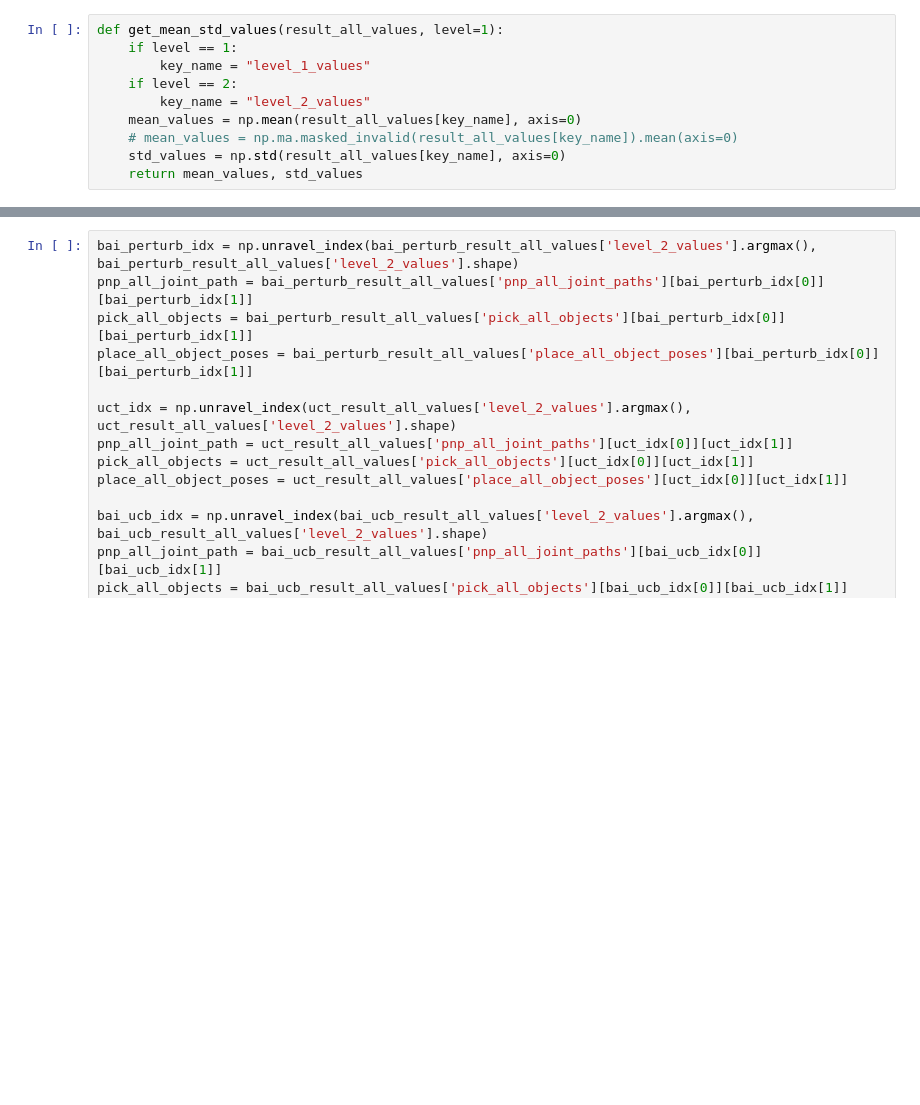
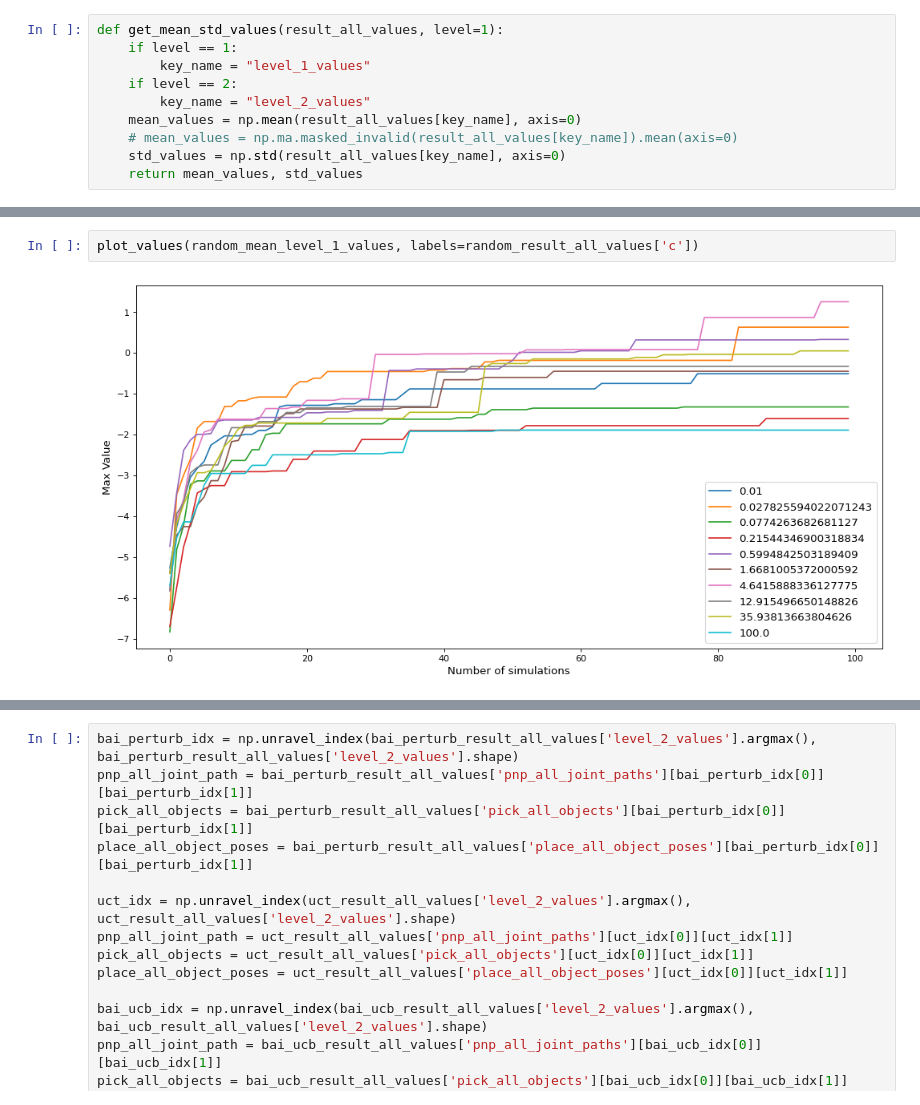
Before and after one commit to jdj2261/pytamp, a Jupyter notebook: results/benchmark2_result_level_2.ipynb, the cells around one changed output, grey strips where cells are left out. Saved outputs shown, nothing was run; the diff lists cells and outputs as text; blank space fills up the shorter version.

```diff
--- a/results/benchmark2_result_level_2.ipynb
+++ b/results/benchmark2_result_level_2.ipynb
@@ -122,3 +126,7 @@ plot_values(random_mean_level_2_values, labels=random_result_all_values['c'])
+# %%
+plot_values(random_mean_level_1_values, labels=random_result_all_values['c'])
+# %% [output]
+[figure, added]
 # %%
 bai_ucb_result_all_values = get_final_all_values("bai_ucb", budgets, n_seed, end_num)
 bai_ucb_mean_level_1_values, bai_ucb_std_level_1_values = get_mean_std_values(bai_ucb_result_all_values, level=1)
```
Also changed, not shown: parts of 13 cells of this notebook, 17 other files.
